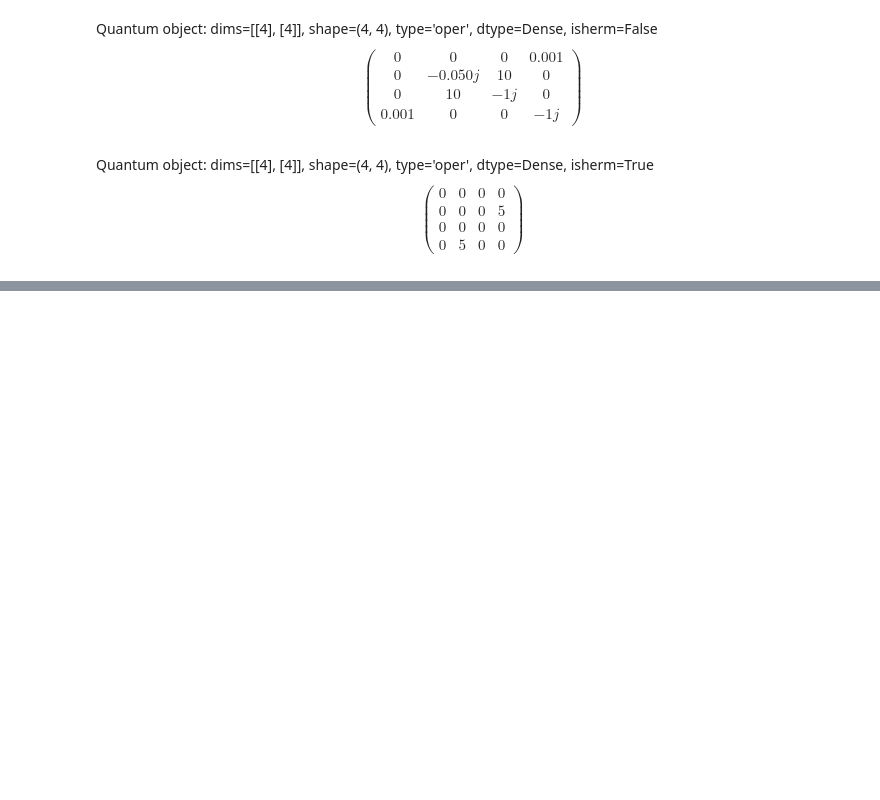
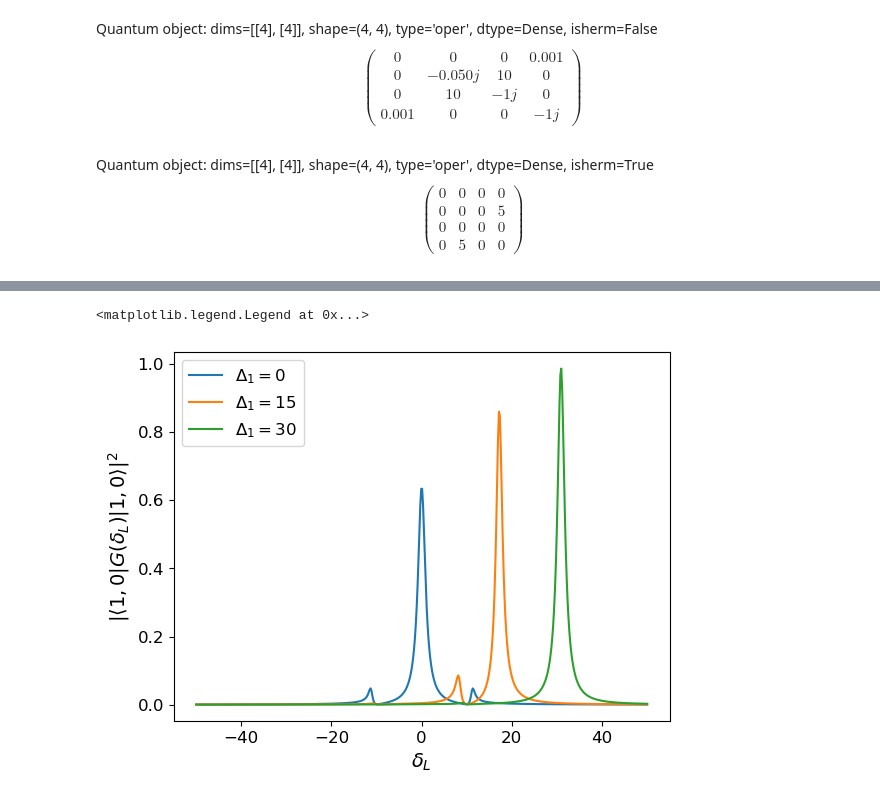
Before and after one commit to jleamer/mode_cooling, a Jupyter notebook: rydberg_calcs/gf_approach_1atom.ipynb, the cells around one changed output, grey strips where cells are left out. Saved outputs shown, nothing was run; the diff lists cells and outputs as text; code cells hidden in the pictures; blank space fills up the shorter version.

```diff
--- a/rydberg_calcs/gf_approach_1atom.ipynb
+++ b/rydberg_calcs/gf_approach_1atom.ipynb
@@ -748,0 +763,4 @@ plt.plot(δL, test)
+# %%
+# Define the Hamiltonians associated with these detunings - this can be done by adding a new term to our old Hamiltonian
+Hs = [_ * qu.tensor(cav_bas[1], atom_bas[0]) * qu.tensor(cav_bas[1], atom_bas[0]).dag() + H for _ in Δ1s]
+Hs[2]
@@ -748,0 +769,15 @@ plt.plot(δL, test)
+# %%
+# Now filter out the states we don't care about
+# Create a list of basis vectors to shrink state space
+H0_bas = [qu.tensor(cav_bas[0], atom_bas[i]) for i in range(3)]
+H0_bas.append(qu.tensor(cav_bas[1], atom_bas[0]))
+
+# Create empty matrix for storing values
+H0_mats = np.zeros((Δ1s.shape[0], len(H0_bas), len(H0_bas)), dtype=complex)
+for k in range(Δ1s.shape[0]):
+    for i in range(len(H0_bas)):
+        for j in range(len(H0_bas)):
+            H0_mats[k][i][j] = H0_bas[i].dag() * Hs[k] * H0_bas[j]
+
+H0s = [qu.Qobj(_) for _ in H0_mats]
+H0s[2]
@@ -748,0 +786,27 @@ plt.plot(δL, test)
+# %%
+# Now we can calculate the exact resolvent for each value of δL for each of these Hamiltonians
+Gs = np.zeros((Δ1s.shape[0], δL.shape[0]), dtype=object)
+eig_vals = np.zeros((Δ1s.shape[0], δL.shape[0], 4), dtype=complex)
+eig_states = np.zeros((Δ1s.shape[0], δL.shape[0]), dtype=object)
+for k in range(Δ1s.shape[0]):
+    for i in range(δL.shape[0]):
+        temp = np.zeros_like(H0_mat)
+        temp[0][0] = -δL[i]
+        temp = qu.Qobj(temp)
+        x = (temp + H0s[k] + V).eigenstates()
+        eig_vals[k][i] = x[0]
+        eig_states[k][i] = x[1]
+
+        Gs[k][i] = exact_resolvent(δL[i], temp + H0s[k] + V)
+# %%
+transmission = [np.array([np.abs(qu.basis(4,3).dag() * _ * qu.basis(4,3)) ** 2 for _ in Gs[k]]) for k in range(Δ1s.shape[0])]
+# %%
+for i in range(Δ1s.shape[0]):
+    plt.plot(δL, transmission[i], label='$\\Delta_1=' + str(Δ1s[i]) + '$')
+#plt.plot(δL, np.abs(pert_trans) ** 2 / (np.abs(np.abs(pert_trans) ** 2)).max(), '--', label='PT')
+plt.xlabel("$\\delta_L$")
+plt.ylabel("$|\\langle1,0|G(\\delta_L)|1,0\\rangle|^2$")
+plt.legend()
+# %% [output]
+<matplotlib.legend.Legend at 0x...>
+[figure, added]
```
Also changed, not shown: parts of 17 cells of this notebook.
